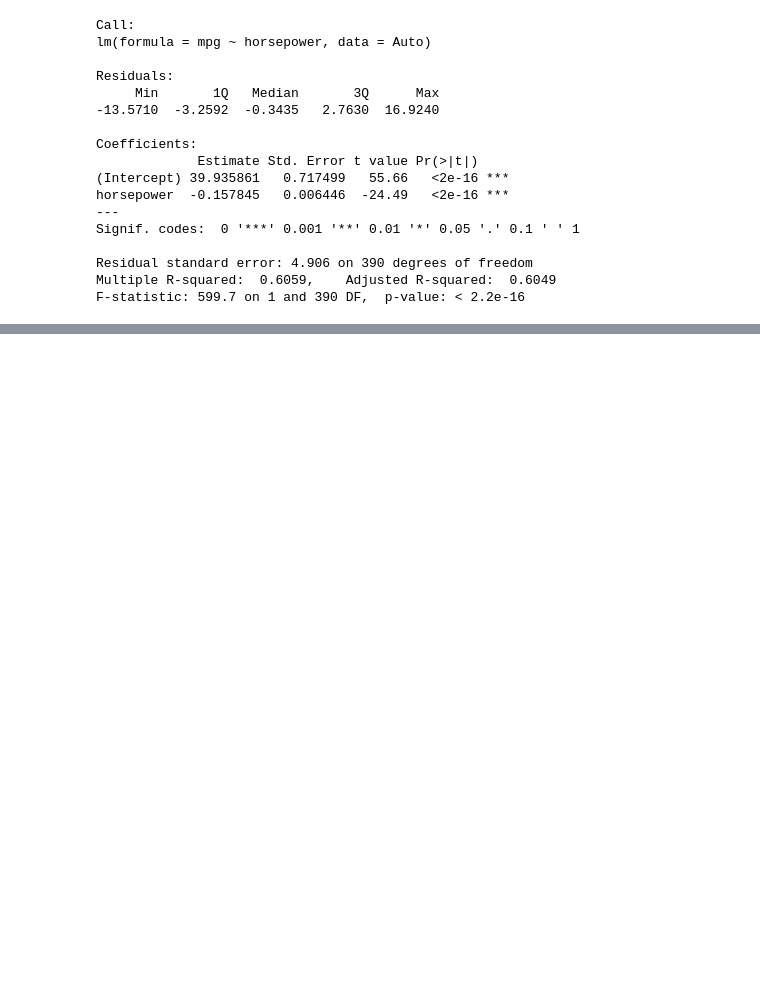
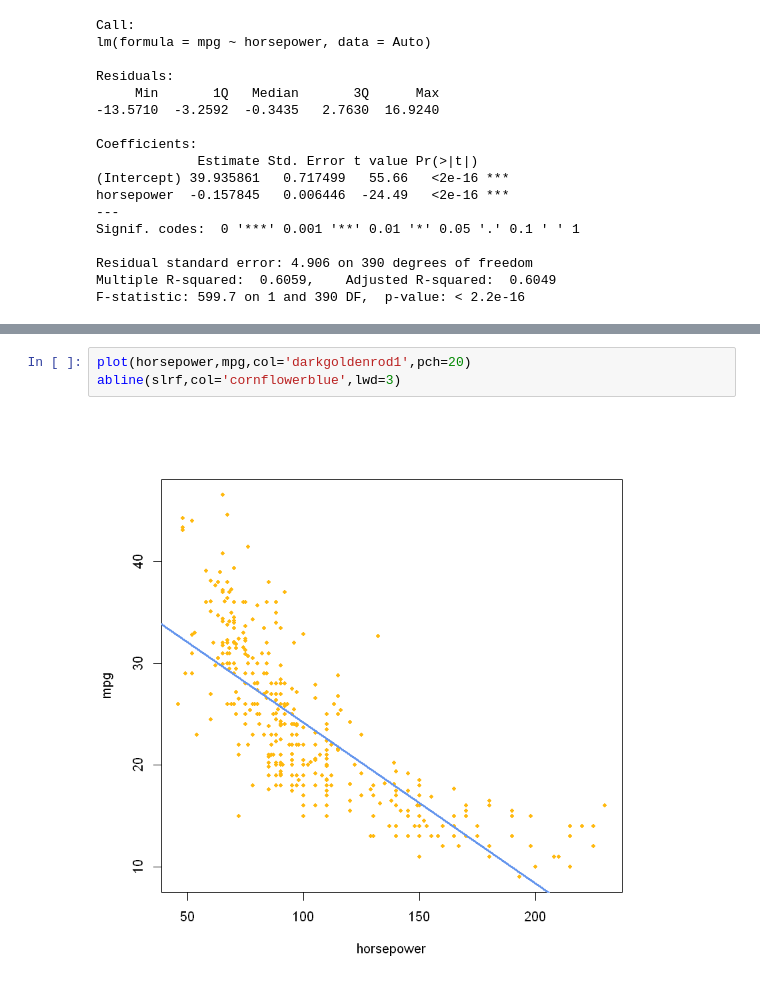
Before and after one commit to YoussefEssDS/ISLR-Labs, a Jupyter notebook: LAB linear regression ISLR.ipynb, the cells around one changed output, grey strips where cells are left out. Drawn from its saved outputs; the diff is of its cells as text; blank space fills up the shorter version.

```diff
--- a/LAB linear regression ISLR.ipynb
+++ b/LAB linear regression ISLR.ipynb
@@ -59,0 +83,5 @@ F-statistic: 599.7 on 1 and 390 DF,  p-value: < 2.2e-16
+# %%
+plot(horsepower,mpg,col='darkgoldenrod1',pch=20)
+abline(slrf,col='cornflowerblue',lwd=3)
+# %% [output]
+[figure, added]
```
Also changed, not shown: parts of 56 cells of this notebook.
